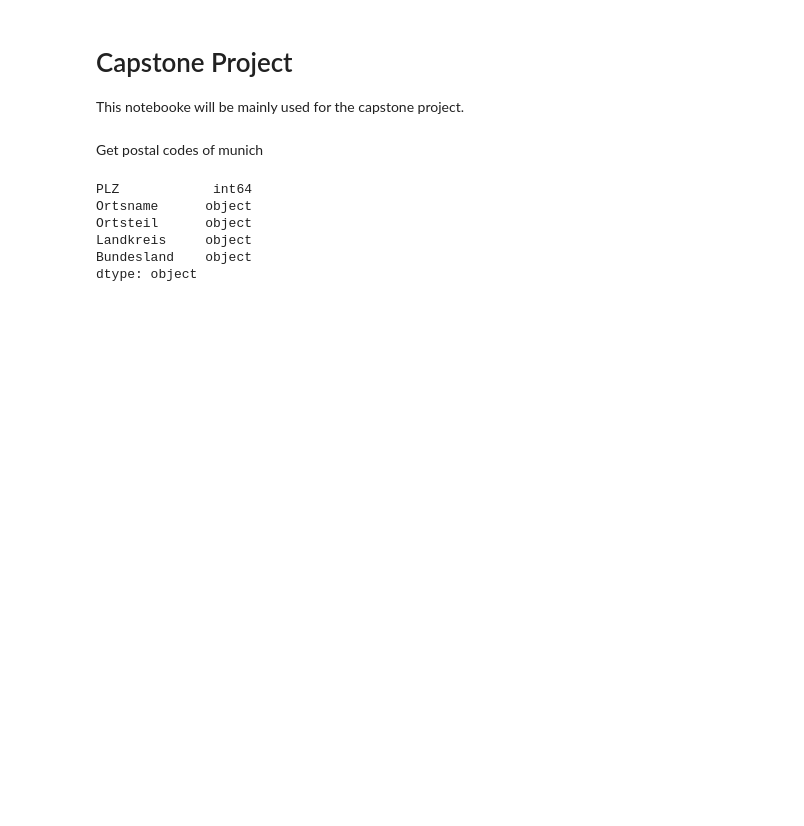
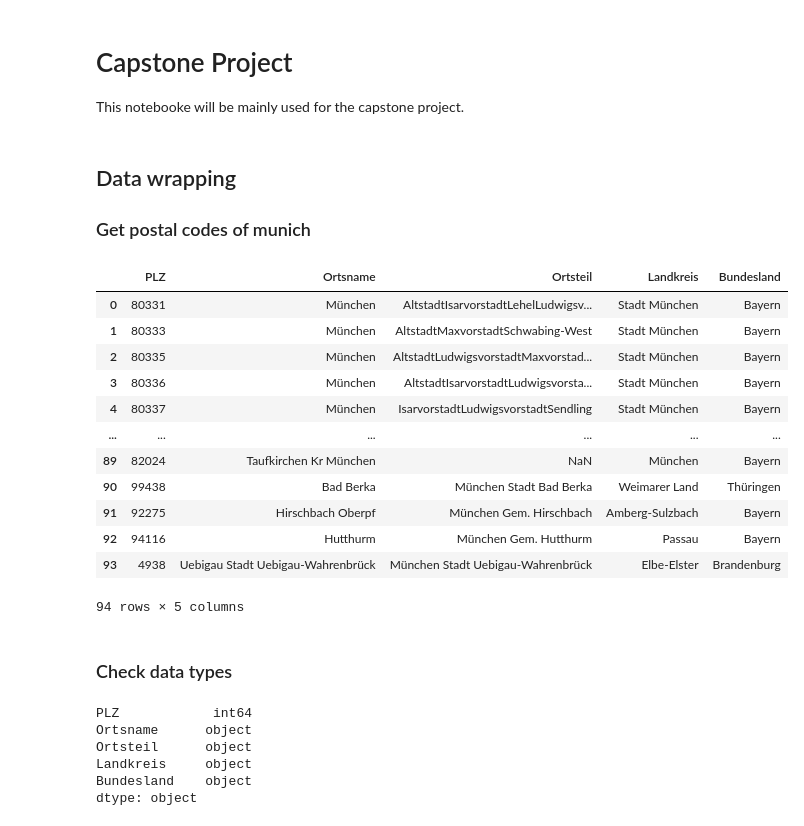
Before and after one commit to theompm/Coursera_Capstone, a Jupyter notebook: capstone_project.ipynb, the cells around one changed output. Cells and saved outputs as stored; diff of their text form; code cells hidden in the pictures; blank space fills up the shorter version.

```diff
--- a/capstone_project.ipynb
+++ b/capstone_project.ipynb
@@ -10,11 +15,29 @@ from bs4 import BeautifulSoup
 
 import re
 # %% [markdown]
-Get postal codes of munich
+## Data wrapping
+### Get postal codes of munich
 # %%
 url = 'https://www.dasoertliche.de/Themen/Postleitzahlen/M%C3%BCnchen.html'
 
 df = pd.read_html(url, flavor='bs4')[0]
+df
+# %% [output]
+|  | PLZ | Ortsname | Ortsteil | Landkreis | Bundesland |
+| 0 | 80331 | München | AltstadtIsarvorstadtLehelLudwigsv... | Stadt München | Bayern |
+| 1 | 80333 | München | AltstadtMaxvorstadtSchwabing-West | Stadt München | Bayern |
+| 2 | 80335 | München | AltstadtLudwigsvorstadtMaxvorstad... | Stadt München | Bayern |
+| 3 | 80336 | München | AltstadtIsarvorstadtLudwigsvorsta... | Stadt München | Bayern |
+| 4 | 80337 | München | IsarvorstadtLudwigsvorstadtSendling | Stadt München | Bayern |
+| ... | ... | ... | ... | ... | ... |
+| 89 | 82024 | Taufkirchen Kr München | NaN | München | Bayern |
+| 90 | 99438 | Bad Berka | München Stadt Bad Berka | Weimarer Land | Thüringen |
+| 91 | 92275 | Hirschbach Oberpf | München Gem. Hirschbach | Amberg-Sulzbach | Bayern |
+| 92 | 94116 | Hutthurm | München Gem. Hutthurm | Passau | Bayern |
+| 93 | 4938 | Uebigau Stadt Uebigau-Wahrenbrück | München Stadt Uebigau-Wahrenbrück | Elbe-Elster | Brandenburg |
+94 rows × 5 columns
+# %% [markdown]
+### Check data types
 # %%
 df.dtypes
 # %% [output]
```
Also changed, not shown: parts of 21 cells of this notebook.
